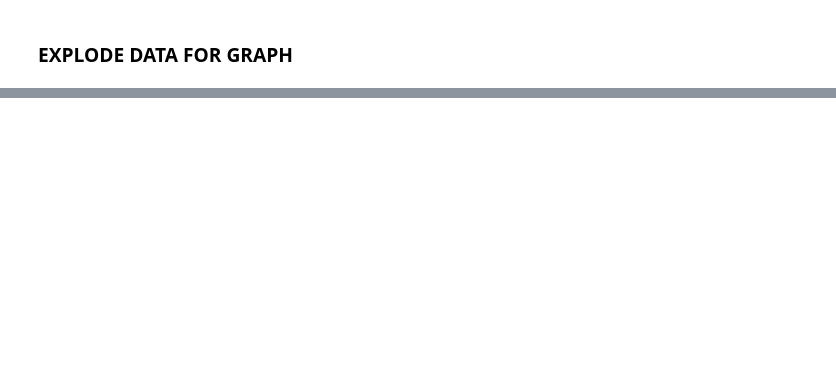
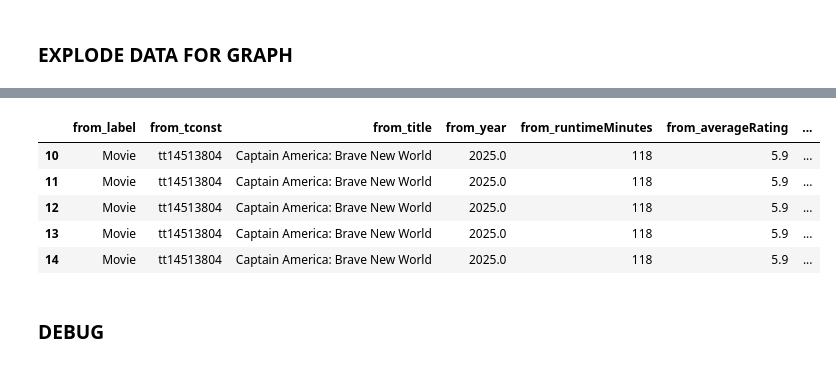
Before and after one commit to joerich1/back_to_the_feature, a Jupyter notebook: data/join datasets.ipynb, the cells around one changed output, grey strips where cells are left out. Drawn from its saved outputs; the diff is of its cells as text; code cells hidden in the pictures; blank space fills up the shorter version.

```diff
--- a/data/join datasets.ipynb
+++ b/data/join datasets.ipynb
@@ -135,7 +135,7 @@ saved
 # %%
 df_tmdb = pd.read_csv("parsed_json_data.csv")
 df_tmdb = df_tmdb.rename(columns={"id": "tmdb_id"})
-df_tmdb = df_tmdb.drop(["tmdb_id", "original_title", "keywords", "title", "origin_country", "genres"], axis=1)
+df_tmdb = df_tmdb.drop(["original_title", "keywords", "title", "origin_country", "genres"], axis=1)
 print(f"Rows: {len(df_tmdb)}")
 df_tmdb.head()
 # %% [output]
@@ -288,16 +456,0 @@ exploded_df.to_csv('graph_data.csv', index=False)
-# %%
-import pandas as pd
-
-# Assuming 'exploded_df' is your DataFrame before saving
-def flatten_node_data(row):
-    """Extracts only the relevant properties, removing the dictionary format."""
-    if isinstance(row, dict):  # If the value is a dictionary, extract the right field
-        return row.get("title") or row.get("name")  # Pick relevant field
-    return row  # If it's already a string/number, return as-is
-
-# Apply flattening to all cells
-for col in exploded_df.columns:
-    exploded_df[col] = exploded_df[col].apply(flatten_node_data)
-
-# Save cleaned CSV
-exploded_df.to_csv("cleaned_graph_data.csv", index=False)
@@ -303,0 +497,11 @@ exploded_df.to_csv("cleaned_graph_data.csv", index=False)
+# %%
+exploded_df.iloc[10:15]
+# %% [output]
+|  | from_label | from_tconst | from_title | from_year | from_runtimeMinutes | from_averageRating | ... |
+| 10 | Movie | tt14513804 | Captain America: Brave New World | 2025.0 | 118 | 5.9 | ... |
+| 11 | Movie | tt14513804 | Captain America: Brave New World | 2025.0 | 118 | 5.9 | ... |
+| 12 | Movie | tt14513804 | Captain America: Brave New World | 2025.0 | 118 | 5.9 | ... |
+| 13 | Movie | tt14513804 | Captain America: Brave New World | 2025.0 | 118 | 5.9 | ... |
+| 14 | Movie | tt14513804 | Captain America: Brave New World | 2025.0 | 118 | 5.9 | ... |
+# %% [markdown]
+### DEBUG
```
Also changed, not shown: parts of 8 cells of this notebook, 6 other files.
